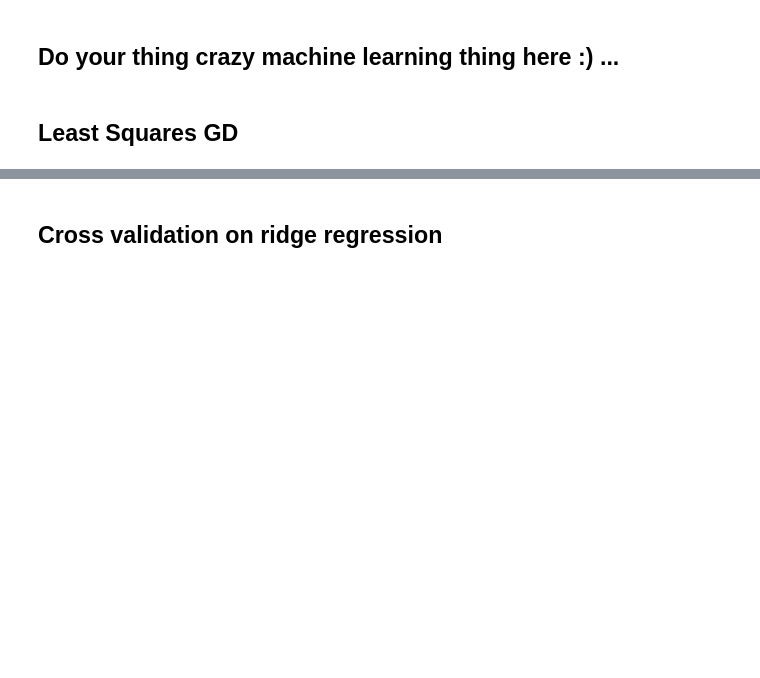
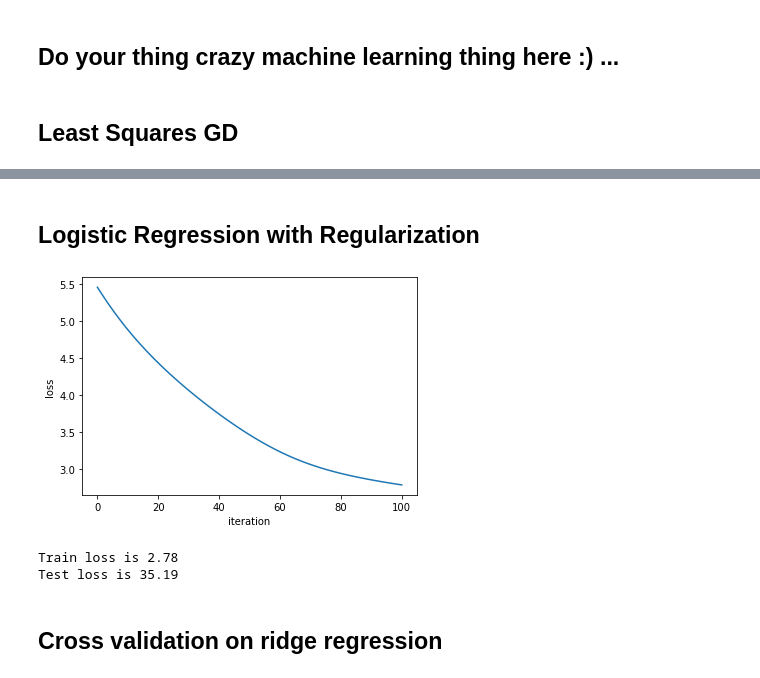
Before and after one commit to SonyaBlinova/ml-project-1-SES, a Jupyter notebook: project1.ipynb, the cells around one changed output, grey strips where cells are left out. Cells and saved outputs as stored; diff of their text form; code cells hidden in the pictures; blank space fills up the shorter version.

```diff
--- a/project1.ipynb
+++ b/project1.ipynb
@@ -91,3 +104,18 @@ proportion=0.7, degree=1, lambda=0.010, Training MSE=0.350, Testing MSE=0.353
+# %% [markdown]
+## Logistic Regression with Regularization
+# %%
+max_iters = 100
+gamma = 0.01
+initial_w = np.ones((x_train.shape[1]))
+lambda_ = 1e-4
+
+w, loss = reg_logistic_regression(y_train, x_train, lambda_, initial_w, max_iters, gamma, plot_loss = True)
+print("Train loss is {:.2f}".format(loss))
+print("Test loss is {:.2f}".format(test_loss))
+# %% [output]
+[figure, added]
+Train loss is 2.78
+Test loss is 35.19
 # %% [markdown]
 ## Cross validation on ridge regression
 # %%
```
Also changed, not shown: parts of 14 cells of this notebook, 1 other file.
